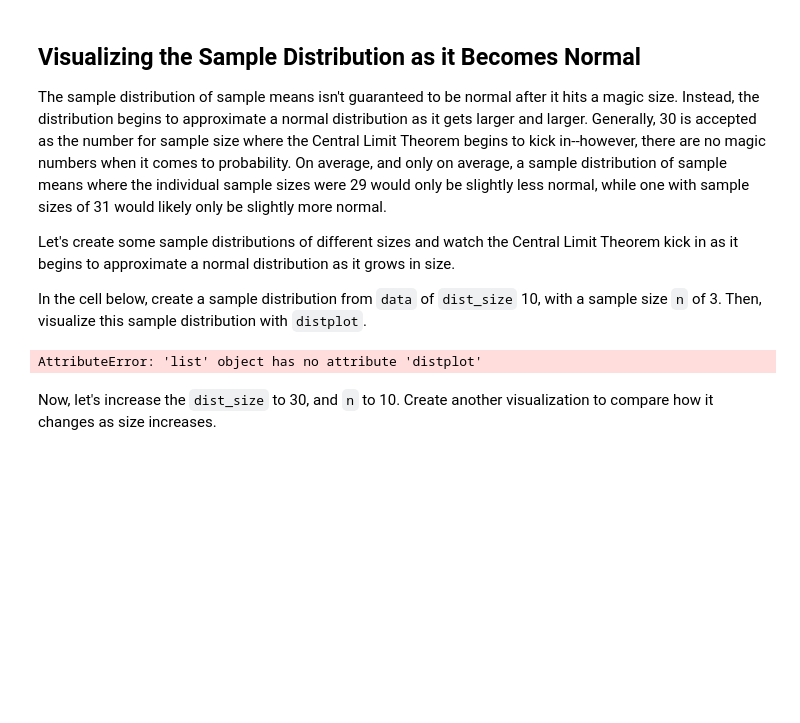
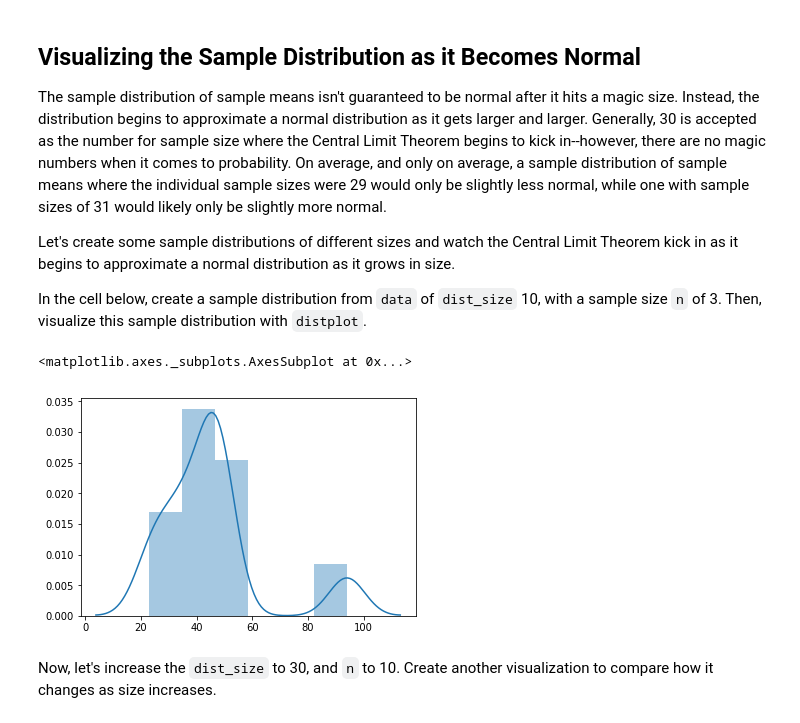
Before and after one commit to abukhimani/dsc-2-19-13-central-limit-theorem-lab-nyc-ds-career-012819, a Jupyter notebook: index.ipynb, the cells around one changed output. Cells and saved outputs as stored; diff of their text form; code cells hidden in the pictures; blank space fills up the shorter version.

```diff
--- a/index.ipynb
+++ b/index.ipynb
@@ -114,9 +114,10 @@ In the cell below, create a sample distribution from `data` of `dist_size` 10, w
 # %%
 sample_dist_10 = create_sample_distribution(dataset, 10, 3)
 sample_dist_10
-sample_dist_10.distplot()
+sns.distplot(sample_dist_10)
 # %% [output]
-AttributeError: 'list' object has no attribute 'distplot'
+<matplotlib.axes._subplots.AxesSubplot at 0x...>
+[figure, added]
 # %% [markdown]
 Now, let's increase the `dist_size` to 30, and `n` to 10.  Create another visualization to compare how it changes as size increases.
 # %% [markdown]
```
